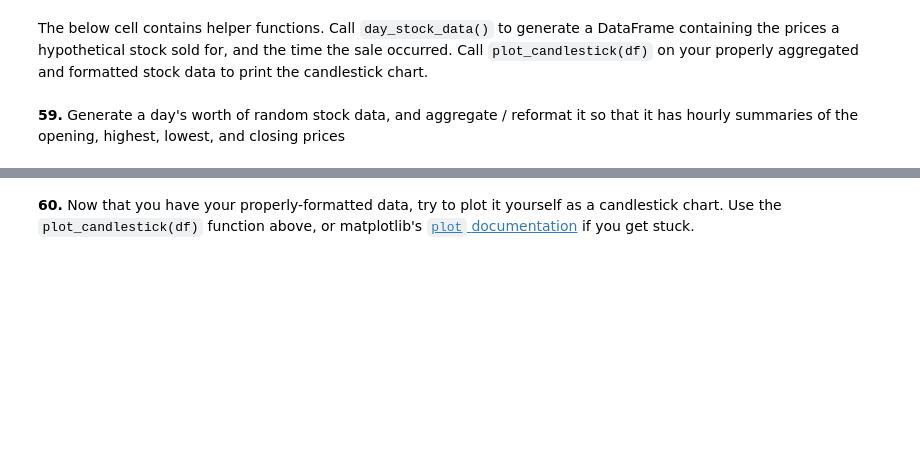
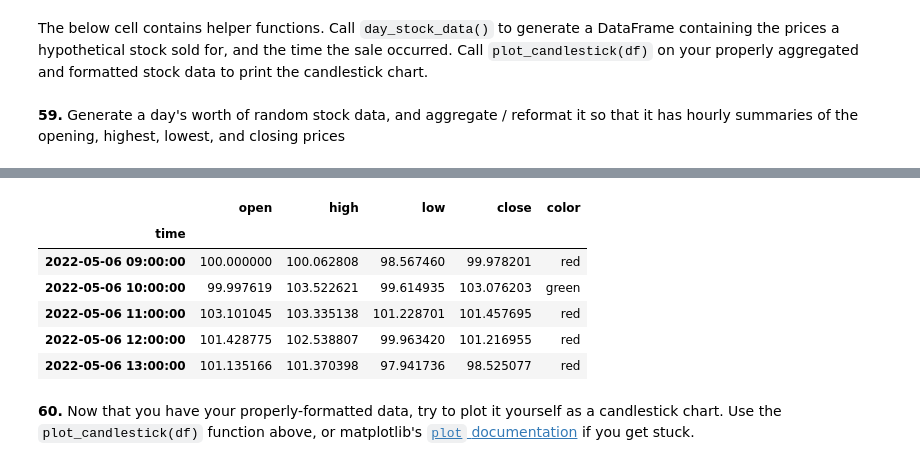
Before and after one commit to GBDO/data-analysis, a Jupyter notebook: Study_on_100_pandas_puzzles.ipynb, the cells around one changed output, grey strips where cells are left out. Saved outputs shown, nothing was run; the diff lists cells and outputs as text; code cells hidden in the pictures; blank space fills up the shorter version.

````diff
--- a/Study_on_100_pandas_puzzles.ipynb
+++ b/Study_on_100_pandas_puzzles.ipynb
@@ -1284,3 +1284,6 @@ def plot_candlestick(agg):
     plt.show()
 # %% [markdown]
 **59.** Generate a day's worth of random stock data, and aggregate / reformat it so that it has hourly summaries of the opening, highest, lowest, and closing prices
+# %%
+df = day_stock_data()
+df.head()
@@ -1287,3 +1297,17 @@ def plot_candlestick(agg):
+# %%
+df.set_index("time", inplace = True)
+agg = df.resample("H").ohlc()
+agg.columns = agg.columns.droplevel()
+agg["color"] = (agg.close > agg.open).map({True:"green",False:"red"})
+agg.head()
+# %% [output]
+|  | open | high | low | close | color |
+| time |  |  |  |  |  |
+| 2022-05-06 09:00:00 | 100.000000 | 100.062808 | 98.567460 | 99.978201 | red |
+| 2022-05-06 10:00:00 | 99.997619 | 103.522621 | 99.614935 | 103.076203 | green |
+| 2022-05-06 11:00:00 | 103.101045 | 103.335138 | 101.228701 | 101.457695 | red |
+| 2022-05-06 12:00:00 | 101.428775 | 102.538807 | 99.963420 | 101.216955 | red |
+| 2022-05-06 13:00:00 | 101.135166 | 101.370398 | 97.941736 | 98.525077 | red |
 # %% [markdown]
 **60.** Now that you have your properly-formatted data, try to plot it yourself as a candlestick chart.  Use the ```plot_candlestick(df)``` function above, or matplotlib's [```plot``` documentation](https://matplotlib.org/api/_as_gen/matplotlib.axes.Axes.plot.html) if you get stuck.
 # %% [markdown]
````
Also changed, not shown: parts of 1 cell of this notebook.
